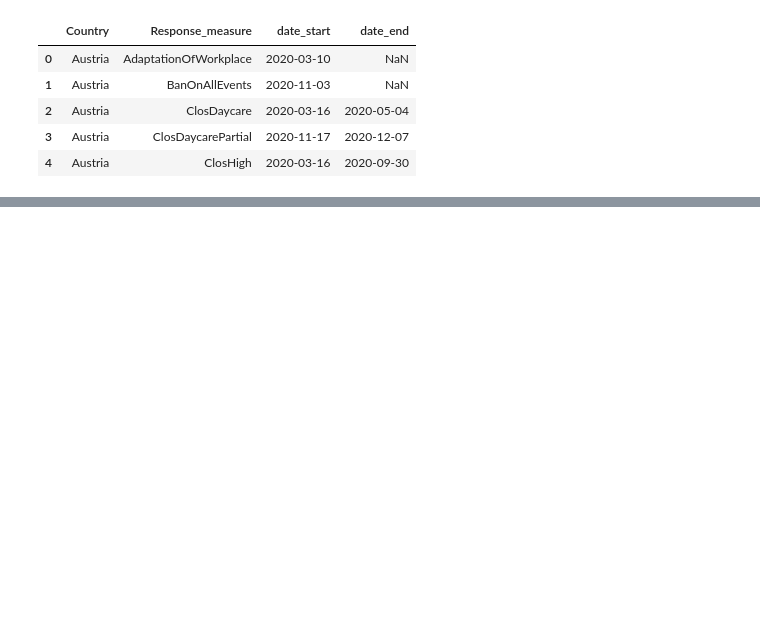
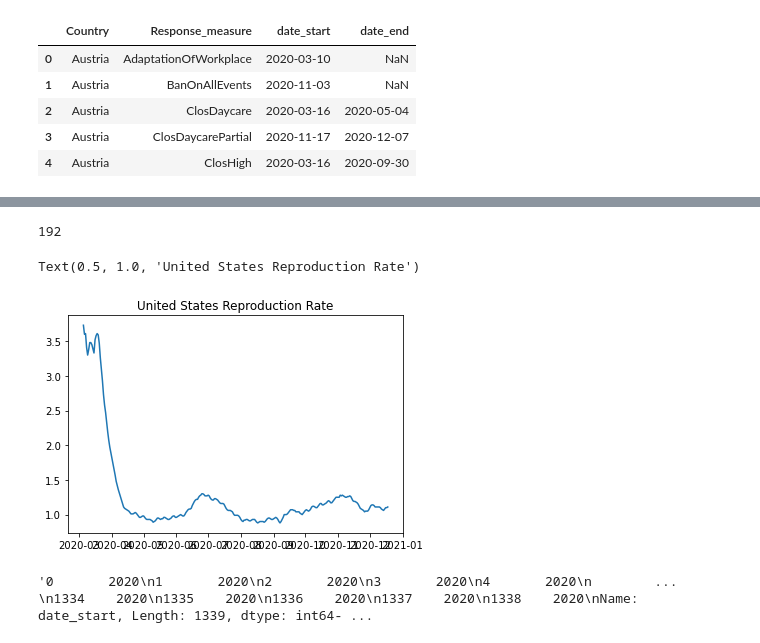
Before and after one commit to evilpegasus/datathon-spring-2021, a Jupyter notebook: EDA.ipynb, the cells around one changed output, grey strips where cells are left out. Saved outputs shown, nothing was run; the diff lists cells and outputs as text; code cells hidden in the pictures; blank space fills up the shorter version.

Commit message:
plot for reproduction rate US

```diff
--- a/EDA.ipynb
+++ b/EDA.ipynb
@@ -4,6 +8,7 @@ import matplotlib.pyplot as plt
 # %%
 response_df = pd.read_csv("data/2_ecdc/country_response_measures.csv")
 testing_df = pd.read_csv("data/2_ecdc/testing.csv")
+owid_df = pd.read_csv("data/1_owid/owid-covid-data.csv")
 # %%
 response_df.head()
 # %% [output]
@@ -25,0 +44,14 @@ SyntaxError: invalid syntax (<ipython-input-9-2acf33313e11>, line 2)
+# %%
+owid_df["location"].unique()
+# %% [output]
+192
+# %%
+plt.plot(owid_df[owid_df["location"] == "United States"].set_index(pd.to_datetime(owid_df[owid_df["location"] == "United States"]["date"]))["reproduction_rate"], label = "United States")
+plt.title("United States Reproduction Rate")
+# %% [output]
+Text(0.5, 1.0, 'United States Reproduction Rate')
+[figure, added]
+# %%
+str(pd.to_datetime(response_df["date_start"]).dt.year) + "-W" + str(pd.to_datetime(response_df["date_start"]).dt.week)
+# %% [output]
+'0       2020\n1       2020\n2       2020\n3       2020\n4       2020\n        ... \n1334    2020\n1335    2020\n1336    2020\n1337    2020\n1338    2020\nName: date_start, Length: 1339, dtype: int64- ...
```
Also changed, not shown: parts of 5 cells of this notebook.
